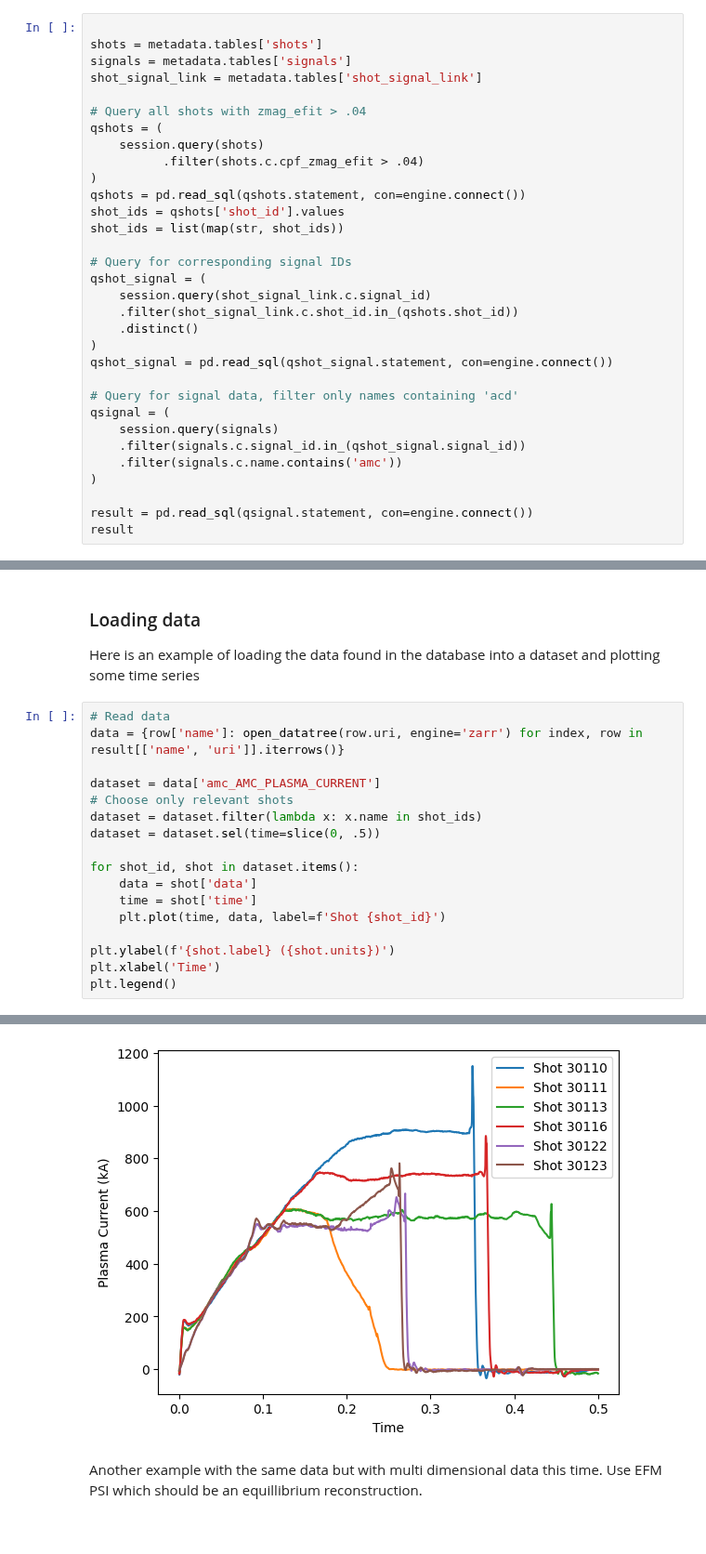
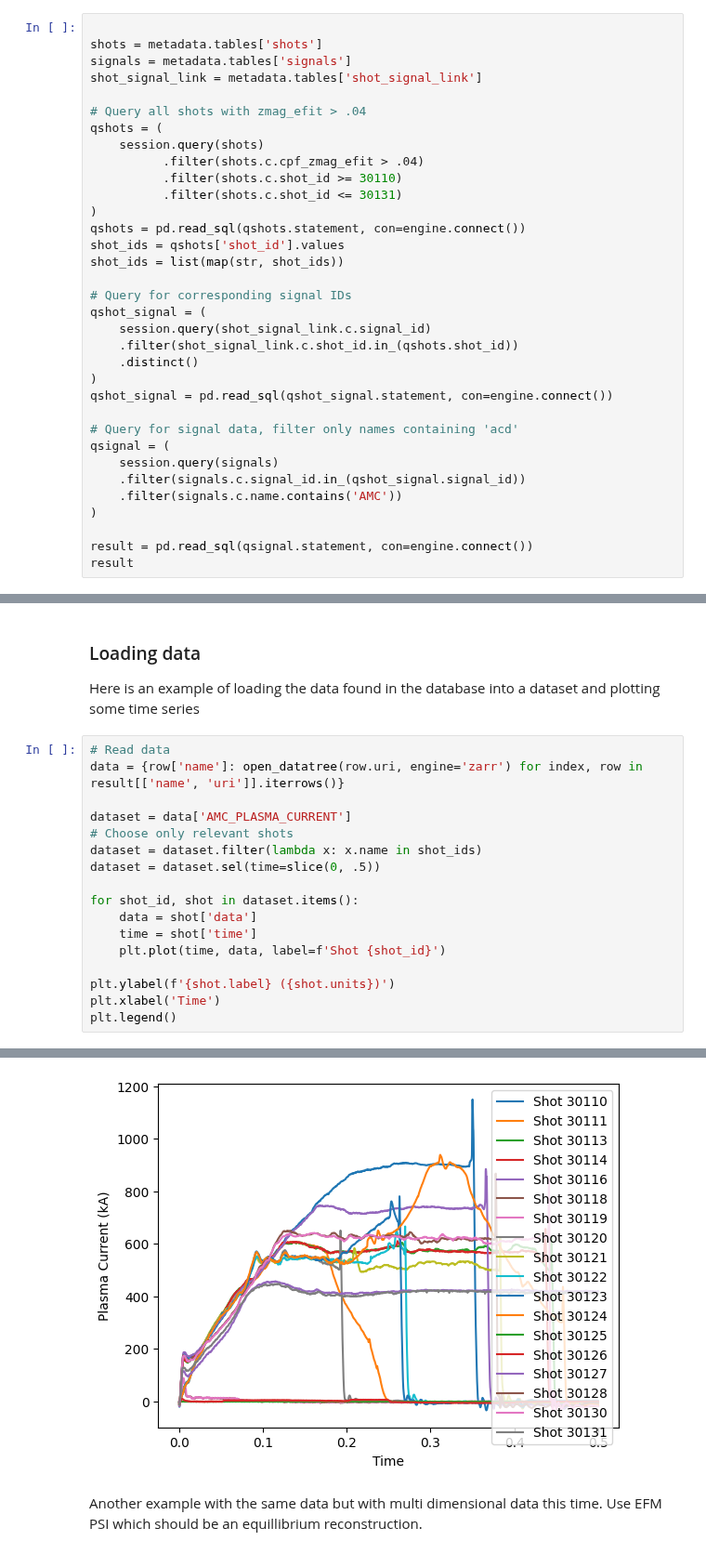
Before and after one commit to ukaea/fair-mast, a Jupyter notebook: db_query_example.ipynb, the cells around one changed output, grey strips where cells are left out. Shown at 93% size. Saved outputs shown, nothing was run; the diff lists cells and outputs as text.

Commit message:
Include all shots

```diff
--- a/db_query_example.ipynb
+++ b/db_query_example.ipynb
@@ -68,6 +85,8 @@ shot_signal_link = metadata.tables['shot_signal_link']
 qshots = (
     session.query(shots)
           .filter(shots.c.cpf_zmag_efit > .04)
+          .filter(shots.c.shot_id >= 30110)
+          .filter(shots.c.shot_id <= 30131)
 )
 qshots = pd.read_sql(qshots.statement, con=engine.connect())
 shot_ids = qshots['shot_id'].values
@@ -85,7 +104,7 @@ qshot_signal = pd.read_sql(qshot_signal.statement, con=engine.connect())
 qsignal = (
     session.query(signals)
     .filter(signals.c.signal_id.in_(qshot_signal.signal_id))
-    .filter(signals.c.name.contains('amc'))
+    .filter(signals.c.name.contains('AMC'))
 )
 
 result = pd.read_sql(qsignal.statement, con=engine.connect())
@@ -115,23 +134,23 @@ Here is an example of loading the data found in the database into a dataset and
 # %%
 # Read data
 data = {row['name']: open_datatree(row.uri, engine='zarr') for index, row in result[['name', 'uri']].iterrows()}
 
-dataset = data['amc_AMC_PLASMA_CURRENT']
+dataset = data['AMC_PLASMA_CURRENT']
 # Choose only relevant shots
 dataset = dataset.filter(lambda x: x.name in shot_ids)
 dataset = dataset.sel(time=slice(0, .5))
 
 for shot_id, shot in dataset.items():
     data = shot['data']
     time = shot['time']
     plt.plot(time, data, label=f'Shot {shot_id}')
 
 plt.ylabel(f'{shot.label} ({shot.units})')
 plt.xlabel('Time')
 plt.legend()
 # %% [output]
 <matplotlib.legend.Legend at 0x...>
-[figure, old version]
+[figure, new version]
 # %% [markdown]
 Another example with the same data but with multi dimensional data this time. Use EFM PSI which should be an equillibrium reconstruction.
 # %%
```
Also changed, not shown: parts of 7 cells of this notebook, 4 other files.
